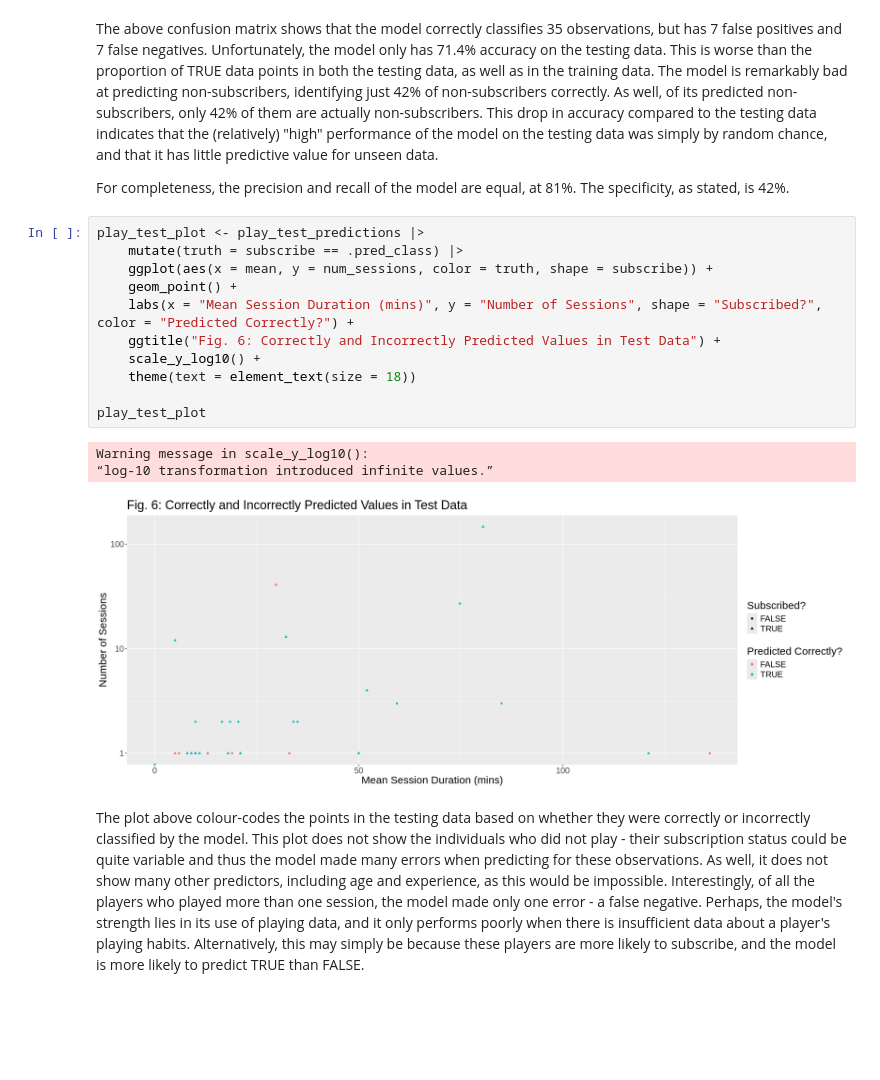
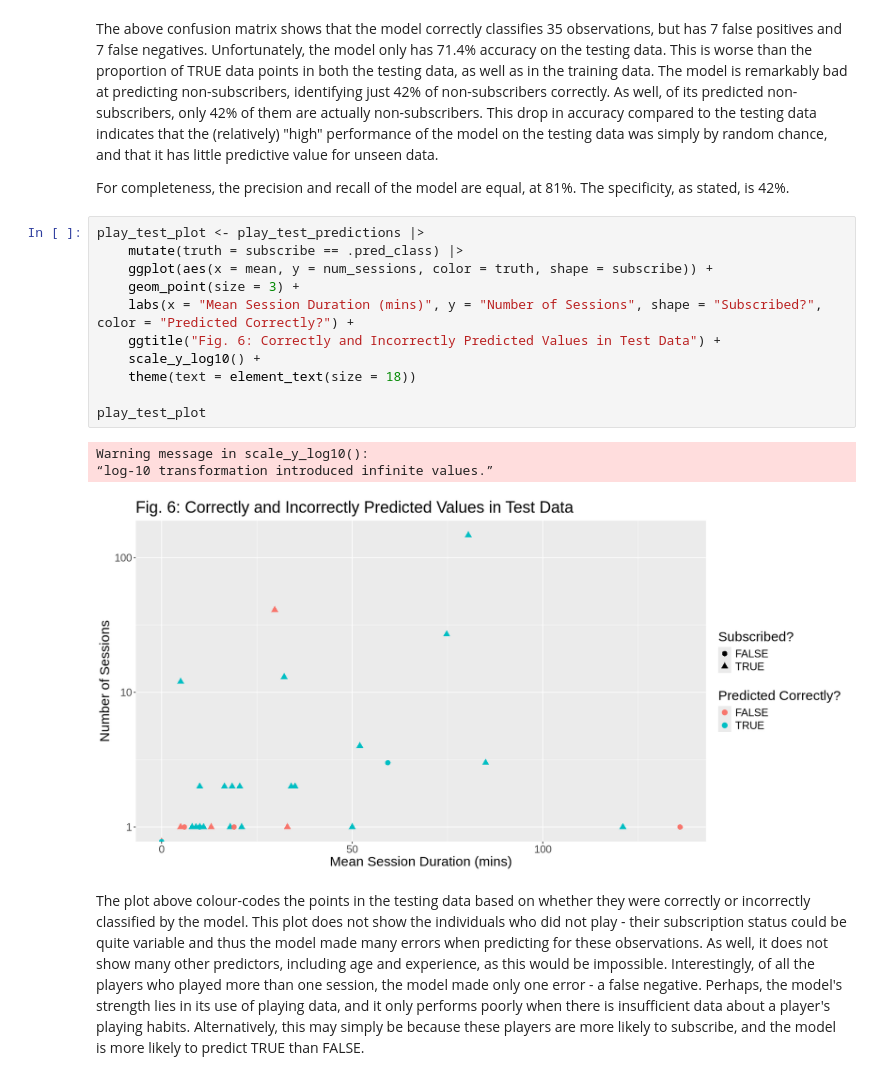
Before and after one commit to YoyoLiu314/group-project, a Jupyter notebook: group_project.ipynb, the cells around one changed output. Saved outputs shown, nothing was run; the diff lists cells and outputs as text; blank space fills up the shorter version.

```diff
--- a/group_project.ipynb
+++ b/group_project.ipynb
@@ -318,18 +336,18 @@ For completeness, the precision and recall of the model are equal, at 81%. The s
 # %%
 play_test_plot <- play_test_predictions |>
     mutate(truth = subscribe == .pred_class) |>
     ggplot(aes(x = mean, y = num_sessions, color = truth, shape = subscribe)) +
-    geom_point() +
+    geom_point(size = 3) +
     labs(x = "Mean Session Duration (mins)", y = "Number of Sessions", shape = "Subscribed?", color = "Predicted Correctly?") +
     ggtitle("Fig. 6: Correctly and Incorrectly Predicted Values in Test Data") +
     scale_y_log10() +
     theme(text = element_text(size = 18))
 
 play_test_plot
 # %% [output]
 Warning message in scale_y_log10():
 “log-10 transformation introduced infinite values.”
-[figure, old version]
+[figure, new version]
 # %% [markdown]
 The plot above colour-codes the points in the testing data based on whether they were correctly or incorrectly classified by the model. This plot does not show the individuals who did not play - their subscription status could be quite variable and thus the model made many errors when predicting for these observations. As well, it does not show many other predictors, including age and experience, as this would be impossible. Interestingly, of all the players who played more than one session, the model made only one error - a false negative. Perhaps, the model's strength lies in its use of playing data, and it only performs poorly when there is insufficient data about a player's playing habits. Alternatively, this may simply be because these players are more likely to subscribe, and the model is more likely to predict TRUE than FALSE.
 # %% [markdown]
```
Also changed, not shown: parts of 4 cells of this notebook.
